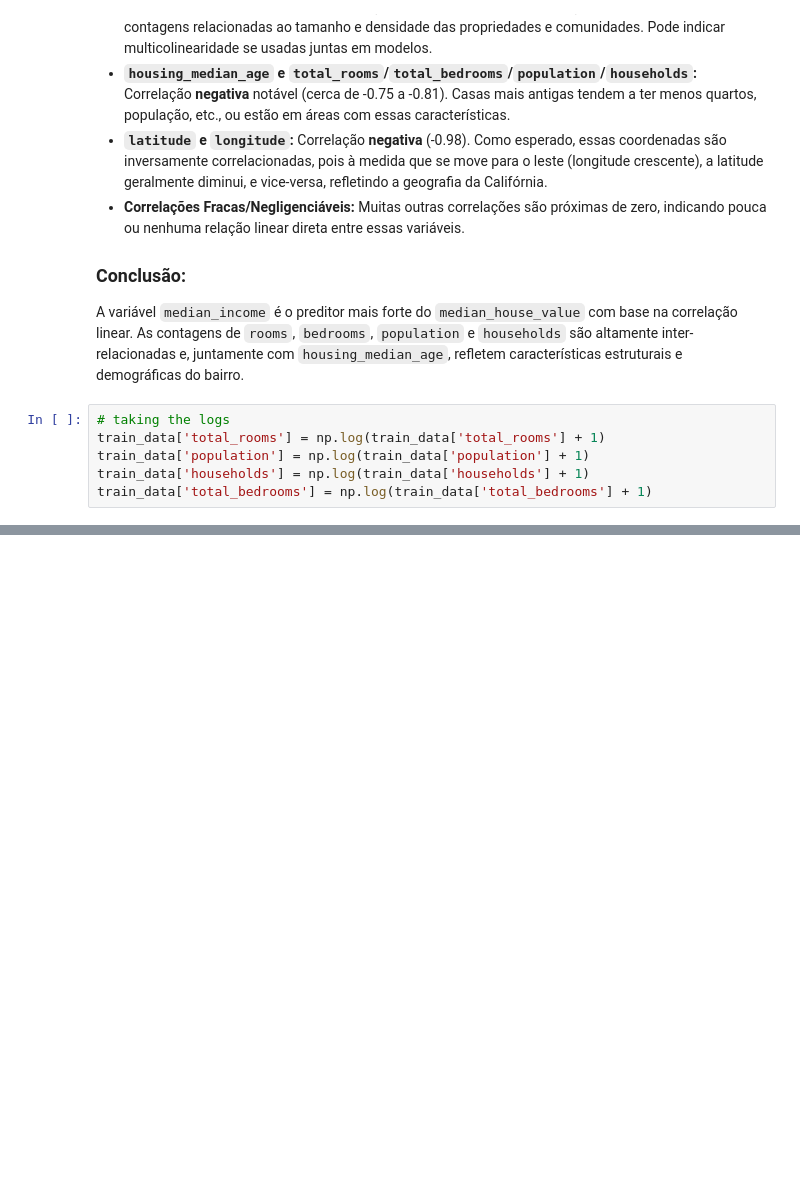
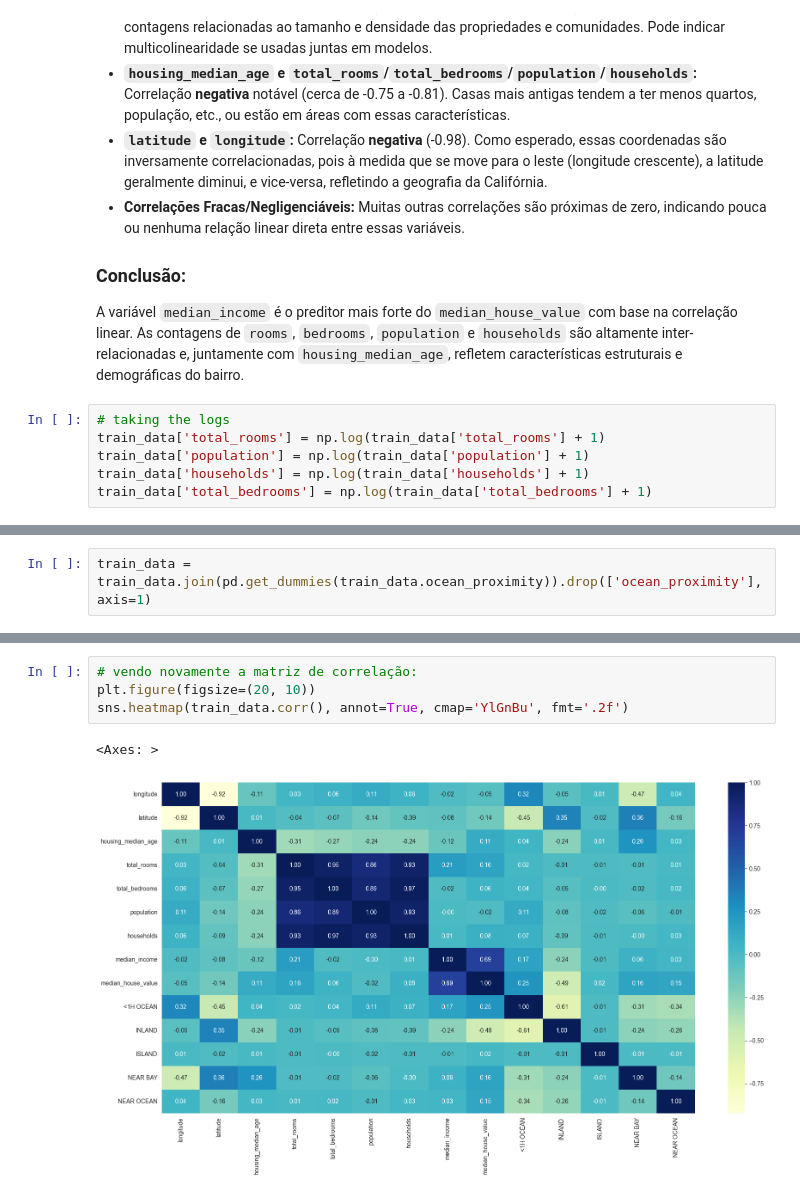
Before and after one commit to Haell39/Previsao_Preco_de_Imoveis, a Jupyter notebook: main.ipynb, the cells around one changed output, grey strips where cells are left out. Saved outputs shown, nothing was run; the diff lists cells and outputs as text; blank space fills up the shorter version.

```diff
--- a/main.ipynb
+++ b/main.ipynb
@@ -198,0 +226,2 @@ array([[<Axes: title={'center': 'longitude'}>,
+# %%
+train_data = train_data.join(pd.get_dummies(train_data.ocean_proximity)).drop(['ocean_proximity'], axis=1)
@@ -198,0 +244,7 @@ array([[<Axes: title={'center': 'longitude'}>,
+# %%
+# vendo novamente a matriz de correlação:
+plt.figure(figsize=(20, 10))
+sns.heatmap(train_data.corr(), annot=True, cmap='YlGnBu', fmt='.2f')
+# %% [output]
+<Axes: >
+[figure, added]
```
Also changed, not shown: parts of 9 cells of this notebook.
